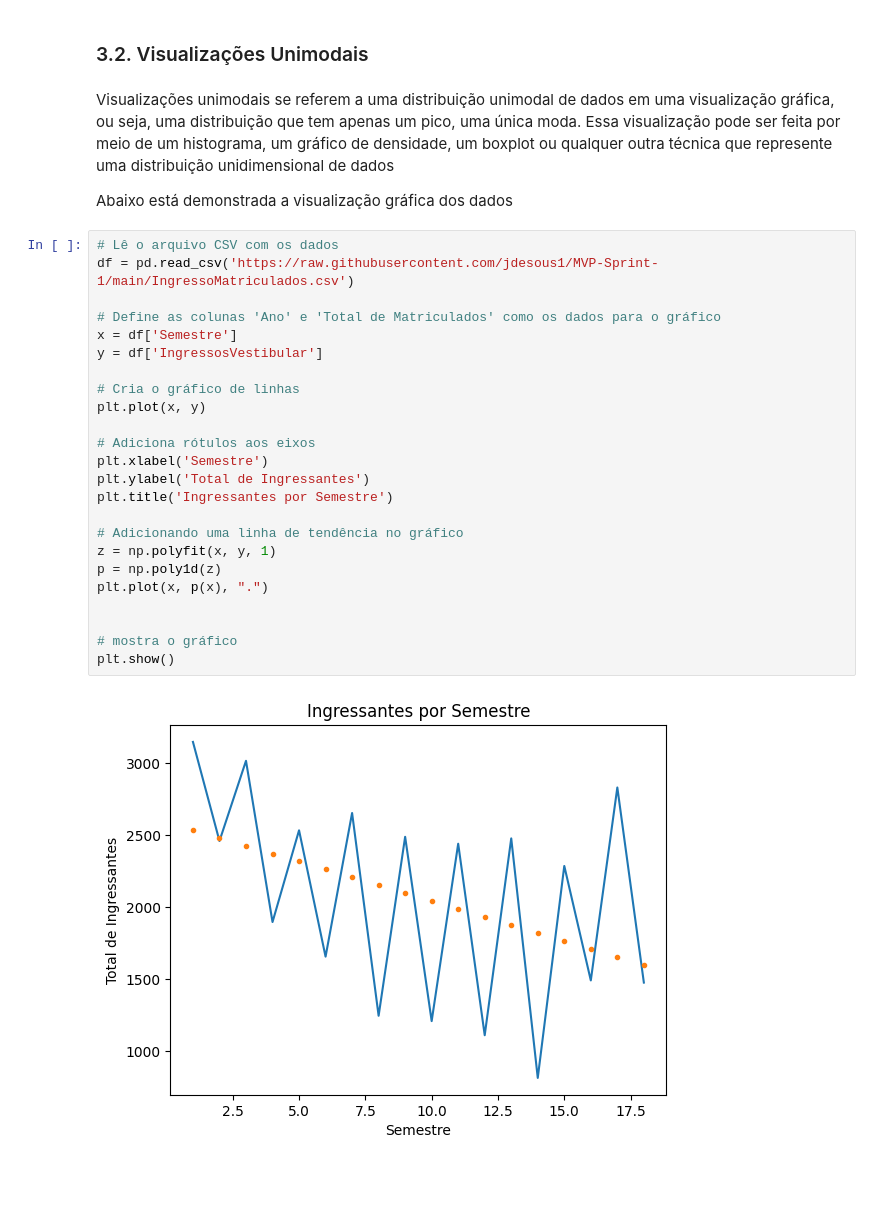
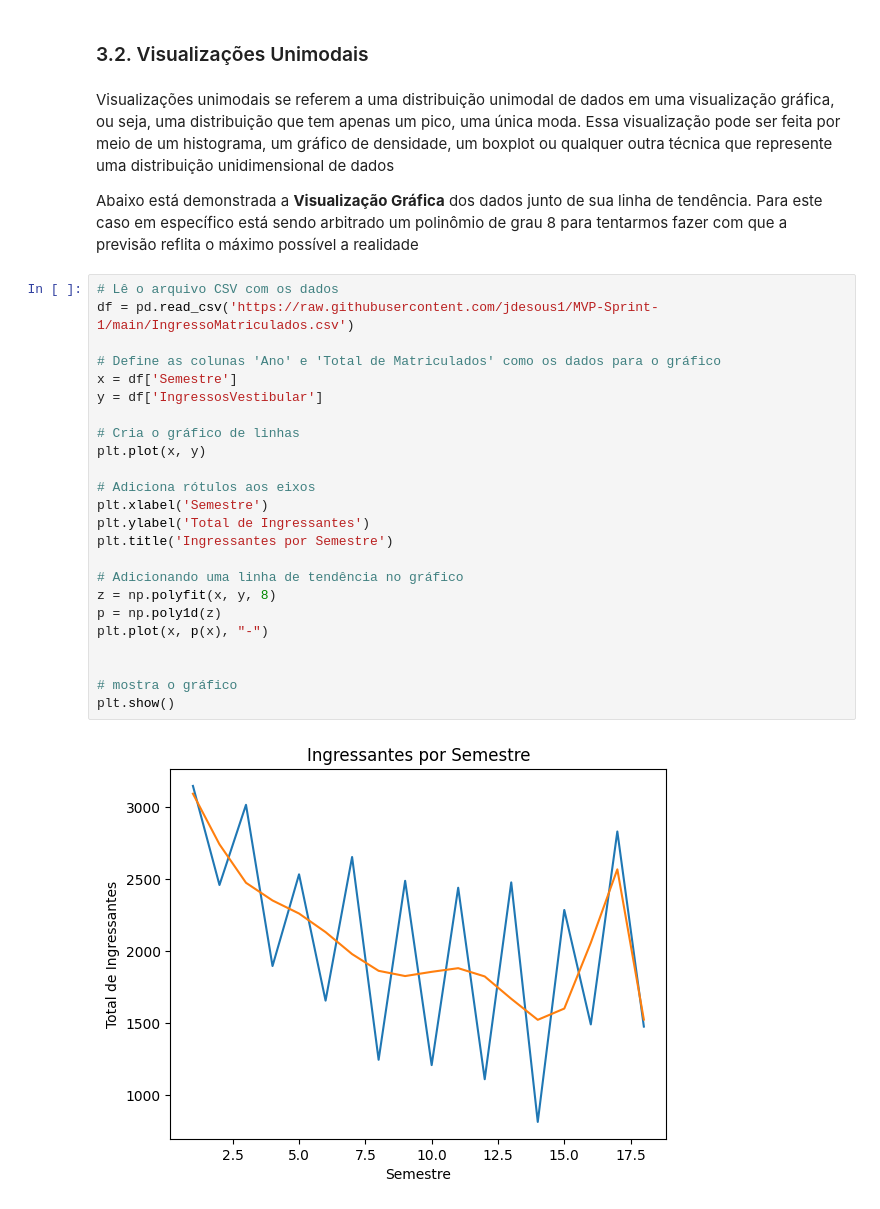
Before and after one commit to jdesous1/MVP, a Jupyter notebook: MVP_PUC_RIO.ipynb, the cells around one changed output. Cells and saved outputs as stored; diff of their text form; blank space fills up the shorter version.

```diff
--- a/MVP_PUC_RIO.ipynb
+++ b/MVP_PUC_RIO.ipynb
@@ -173,31 +173,31 @@ print(dados)
 Visualizações unimodais se referem a uma distribuição unimodal de dados em uma visualização gráfica, ou seja, uma distribuição que tem apenas um pico, uma única moda. Essa visualização pode ser feita por meio de um histograma, um gráfico de densidade, um boxplot ou qualquer outra técnica que represente uma distribuição unidimensional de dados
 
 
-Abaixo está demonstrada a visualização gráfica dos dados
+Abaixo está demonstrada a **Visualização Gráfica** dos dados junto de sua linha de tendência. Para este caso em específico está sendo arbitrado um polinômio de grau 8 para tentarmos fazer com que a previsão reflita o máximo possível a realidade
 # %%
 # Lê o arquivo CSV com os dados
 df = pd.read_csv('https://raw.githubusercontent.com/jdesous1/MVP-Sprint-1/main/IngressoMatriculados.csv')
 
 # Define as colunas 'Ano' e 'Total de Matriculados' como os dados para o gráfico
 x = df['Semestre']
 y = df['IngressosVestibular']
 
 # Cria o gráfico de linhas
 plt.plot(x, y)
 
 # Adiciona rótulos aos eixos
 plt.xlabel('Semestre')
 plt.ylabel('Total de Ingressantes')
 plt.title('Ingressantes por Semestre')
 
 # Adicionando uma linha de tendência no gráfico
-z = np.polyfit(x, y, 1)
+z = np.polyfit(x, y, 8)
 p = np.poly1d(z)
-plt.plot(x, p(x), ".")
+plt.plot(x, p(x), "-")
 
 
 # mostra o gráfico
 plt.show()
 # %% [output]
-[figure, old version]
+[figure, new version]
 # %% [markdown]
```
Also changed, not shown: parts of 3 cells of this notebook.
